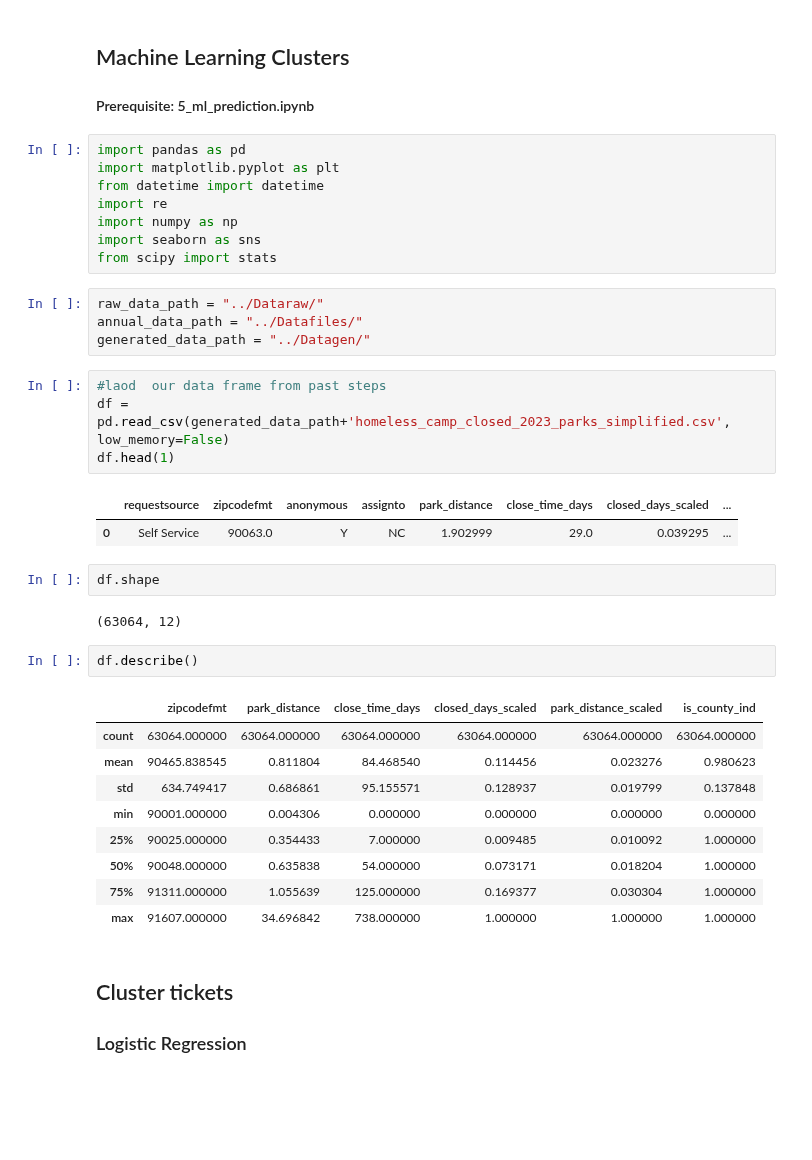
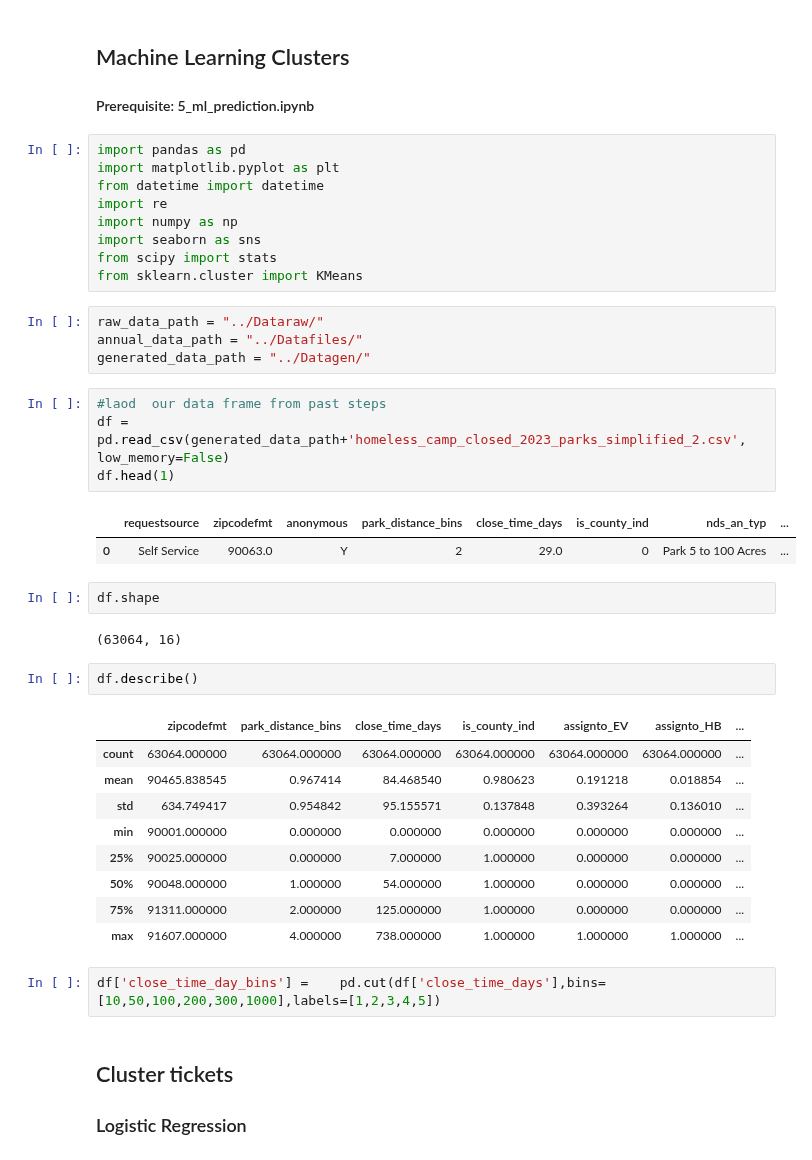
Before and after one commit to aeaiu/usable_ai_project, a Jupyter notebook: Notebooks/6_ml_cluster.ipynb, the cells around one changed output. Drawn from its saved outputs; the diff is of its cells as text; blank space fills up the shorter version.

Commit message:
add cluster

```diff
--- a/Notebooks/6_ml_cluster.ipynb
+++ b/Notebooks/6_ml_cluster.ipynb
@@ -17,33 +17,36 @@ import re
 import numpy as np
 import seaborn as sns
 from scipy import stats
+from sklearn.cluster import KMeans
 # %%
 raw_data_path = "../Dataraw/"
 annual_data_path = "../Datafiles/"
 generated_data_path = "../Datagen/"
 # %%
 #laod  our data frame from past steps
-df = pd.read_csv(generated_data_path+'homeless_camp_closed_2023_parks_simplified.csv', low_memory=False)
+df = pd.read_csv(generated_data_path+'homeless_camp_closed_2023_parks_simplified_2.csv', low_memory=False)
 df.head(1)
 # %% [output]
-|  | requestsource | zipcodefmt | anonymous | assignto | park_distance | close_time_days | closed_days_scaled | ... |
-| 0 | Self Service | 90063.0 | Y | NC | 1.902999 | 29.0 | 0.039295 | ... |
+|  | requestsource | zipcodefmt | anonymous | park_distance_bins | close_time_days | is_county_ind | nds_an_typ | ... |
+| 0 | Self Service | 90063.0 | Y | 2 | 29.0 | 0 | Park 5 to 100 Acres | ... |
 # %%
 df.shape
 # %% [output]
-(63064, 12)
+(63064, 16)
 # %%
 df.describe()
 # %% [output]
-|  | zipcodefmt | park_distance | close_time_days | closed_days_scaled | park_distance_scaled | is_county_ind |
-| count | 63064.000000 | 63064.000000 | 63064.000000 | 63064.000000 | 63064.000000 | 63064.000000 |
-| mean | 90465.838545 | 0.811804 | 84.468540 | 0.114456 | 0.023276 | 0.980623 |
-| std | 634.749417 | 0.686861 | 95.155571 | 0.128937 | 0.019799 | 0.137848 |
-| min | 90001.000000 | 0.004306 | 0.000000 | 0.000000 | 0.000000 | 0.000000 |
-| 25% | 90025.000000 | 0.354433 | 7.000000 | 0.009485 | 0.010092 | 1.000000 |
-| 50% | 90048.000000 | 0.635838 | 54.000000 | 0.073171 | 0.018204 | 1.000000 |
-| 75% | 91311.000000 | 1.055639 | 125.000000 | 0.169377 | 0.030304 | 1.000000 |
-| max | 91607.000000 | 34.696842 | 738.000000 | 1.000000 | 1.000000 | 1.000000 |
+|  | zipcodefmt | park_distance_bins | close_time_days | is_county_ind | assignto_EV | assignto_HB | ... |
+| count | 63064.000000 | 63064.000000 | 63064.000000 | 63064.000000 | 63064.000000 | 63064.000000 | ... |
+| mean | 90465.838545 | 0.967414 | 84.468540 | 0.980623 | 0.191218 | 0.018854 | ... |
+| std | 634.749417 | 0.954842 | 95.155571 | 0.137848 | 0.393264 | 0.136010 | ... |
+| min | 90001.000000 | 0.000000 | 0.000000 | 0.000000 | 0.000000 | 0.000000 | ... |
+| 25% | 90025.000000 | 0.000000 | 7.000000 | 1.000000 | 0.000000 | 0.000000 | ... |
+| 50% | 90048.000000 | 1.000000 | 54.000000 | 1.000000 | 0.000000 | 0.000000 | ... |
+| 75% | 91311.000000 | 2.000000 | 125.000000 | 1.000000 | 0.000000 | 0.000000 | ... |
+| max | 91607.000000 | 4.000000 | 738.000000 | 1.000000 | 1.000000 | 1.000000 | ... |
+# %%
+df['close_time_day_bins'] =    pd.cut(df['close_time_days'],bins=[10,50,100,200,300,1000],labels=[1,2,3,4,5])
 # %% [markdown]
 ## Cluster tickets
 ### Logistic Regression
```
Also changed, not shown: parts of 7 cells of this notebook.
